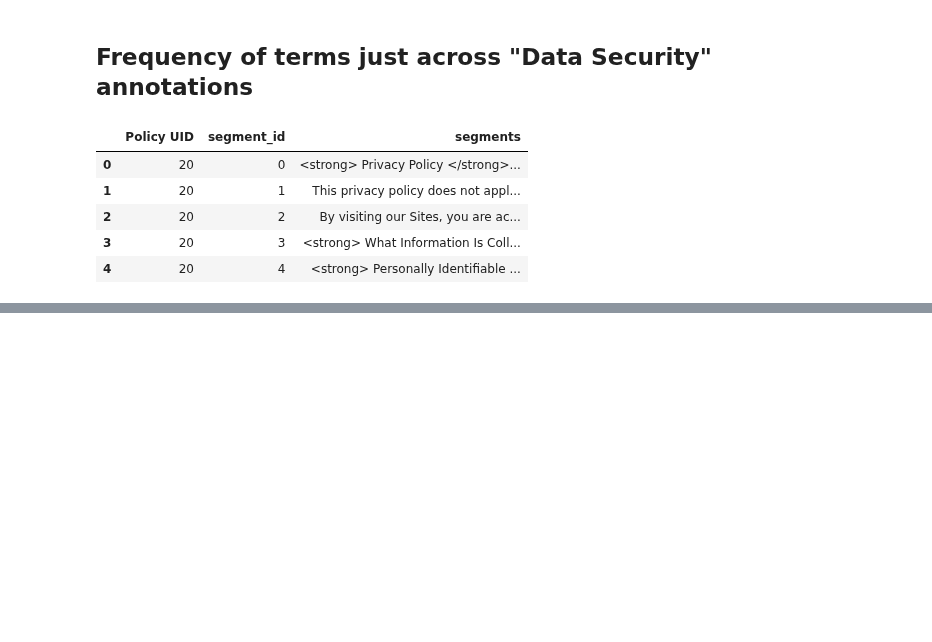
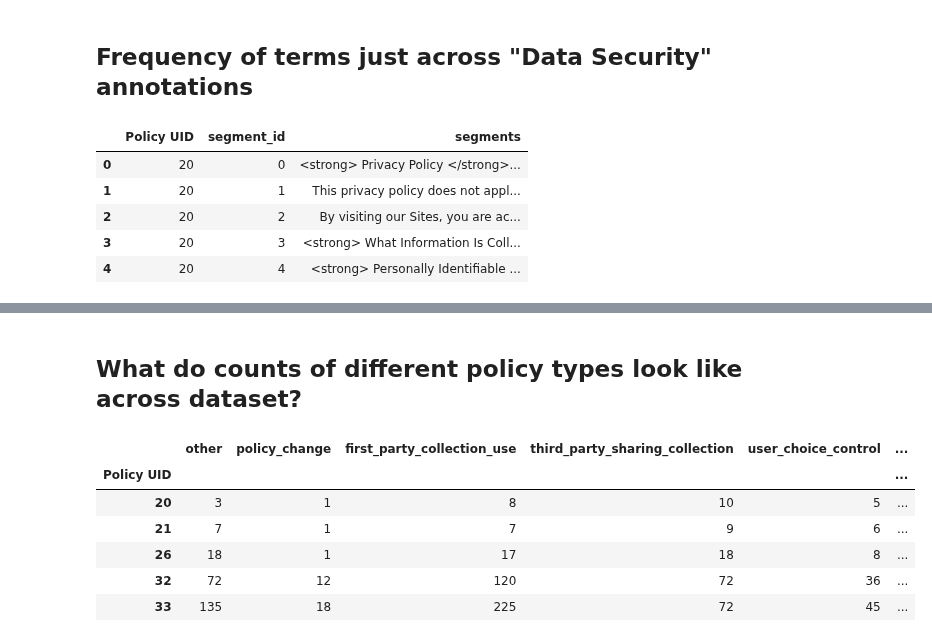
Before and after one commit to pmayostendorp/beforeiaccept, a Jupyter notebook: scripts/Feature Charts.ipynb, the cells around one changed output, grey strips where cells are left out. Drawn from its saved outputs; the diff is of its cells as text; code cells hidden in the pictures; blank space fills up the shorter version.

```diff
--- a/scripts/Feature Charts.ipynb
+++ b/scripts/Feature Charts.ipynb
@@ -178,0 +176,13 @@ plt.savefig('../figures/top25terms_data_security.png')
+# %% [markdown]
+## What do counts of different policy types look like across dataset?
+# %%
+flagged_segments = segment_cats.groupby(['Policy UID']).sum().drop(['index','segment_id'],axis=1)
+flagged_segments.head()
+# %% [output]
+|  | other | policy_change | first_party_collection_use | third_party_sharing_collection | user_choice_control | ... |
+| Policy UID |  |  |  |  |  | ... |
+| 20 | 3 | 1 | 8 | 10 | 5 | ... |
+| 21 | 7 | 1 | 7 | 9 | 6 | ... |
+| 26 | 18 | 1 | 17 | 18 | 8 | ... |
+| 32 | 72 | 12 | 120 | 72 | 36 | ... |
+| 33 | 135 | 18 | 225 | 72 | 45 | ... |
```
Also changed, not shown: parts of 4 cells of this notebook, 6 other files.
